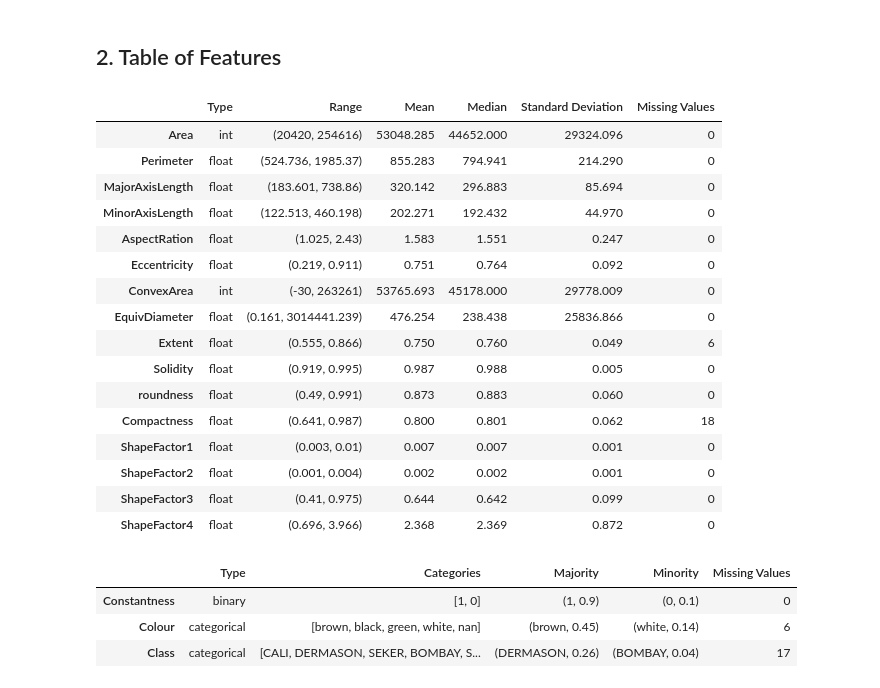
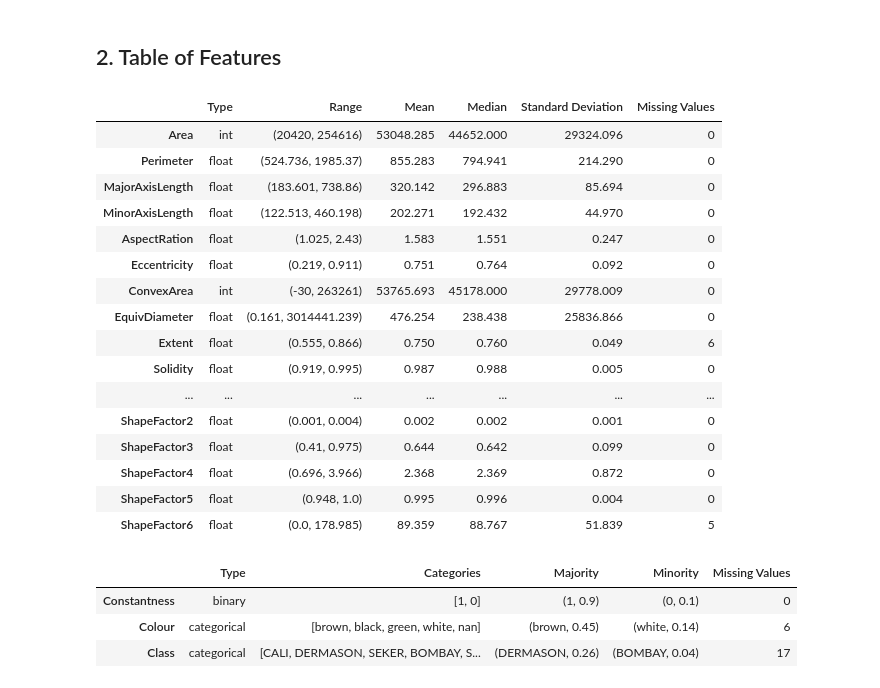
Before and after one commit to MaxiMillionare/ML-Assignment-1, a Jupyter notebook: assignment_1.ipynb, the cells around one changed output. Drawn from its saved outputs; the diff is of its cells as text; code cells hidden in the pictures.

```diff
--- a/assignment_1.ipynb
+++ b/assignment_1.ipynb
@@ -50,39 +52,41 @@ def calculate_characteristics(series):
 df_characteristics_numerical.loc['Area'] = ['int'] + list(calculate_characteristics(df['Area']).values())
 df_characteristics_numerical.loc['Perimeter'] = ['float'] + list(calculate_characteristics(df['Perimeter']).values())
 df_characteristics_numerical.loc['MajorAxisLength'] = ['float'] + list(calculate_characteristics(df['MajorAxisLength']).values())
 df_characteristics_numerical.loc['MinorAxisLength'] = ['float'] + list(calculate_characteristics(df['MinorAxisLength']).values())
 df_characteristics_numerical.loc['AspectRation'] = ['float'] + list(calculate_characteristics(df['AspectRation']).values())
 df_characteristics_numerical.loc['Eccentricity'] = ['float'] + list(calculate_characteristics(df['Eccentricity']).values())
 df_characteristics_numerical.loc['ConvexArea'] = ['int'] + list(calculate_characteristics(df['ConvexArea']).values())
 df_characteristics_numerical.loc['EquivDiameter'] = ['float'] + list(calculate_characteristics(df['EquivDiameter']).values())
 df_characteristics_numerical.loc['Extent'] = ['float'] + list(calculate_characteristics(df['Extent']).values())
 df_characteristics_numerical.loc['Solidity'] = ['float'] + list(calculate_characteristics(df['Solidity']).values())
 df_characteristics_numerical.loc['roundness'] = ['float'] + list(calculate_characteristics(df['roundness']).values())
 df_characteristics_numerical.loc['Compactness'] = ['float'] + list(calculate_characteristics(df['Compactness']).values())
 df_characteristics_numerical.loc['ShapeFactor1'] = ['float'] + list(calculate_characteristics(df['ShapeFactor1']).values())
 df_characteristics_numerical.loc['ShapeFactor2'] = ['float'] + list(calculate_characteristics(df['ShapeFactor2']).values())
 df_characteristics_numerical.loc['ShapeFactor3'] = ['float'] + list(calculate_characteristics(df['ShapeFactor3']).values())
 df_characteristics_numerical.loc['ShapeFactor4'] = ['float'] + list(calculate_characteristics(df['ShapeFactor4']).values())
+df_characteristics_numerical.loc['ShapeFactor5'] = ['float'] + list(calculate_characteristics(df['ShapeFactor5']).values())
+df_characteristics_numerical.loc['ShapeFactor6'] = ['float'] + list(calculate_characteristics(df['ShapeFactor6']).values())
 
 df_characteristics_numerical
 # %% [output]
 |  | Type | Range | Mean | Median | Standard Deviation | Missing Values |
 | Area | int | (20420, 254616) | 53048.285 | 44652.000 | 29324.096 | 0 |
 | Perimeter | float | (524.736, 1985.37) | 855.283 | 794.941 | 214.290 | 0 |
 | MajorAxisLength | float | (183.601, 738.86) | 320.142 | 296.883 | 85.694 | 0 |
 | MinorAxisLength | float | (122.513, 460.198) | 202.271 | 192.432 | 44.970 | 0 |
 | AspectRation | float | (1.025, 2.43) | 1.583 | 1.551 | 0.247 | 0 |
 | Eccentricity | float | (0.219, 0.911) | 0.751 | 0.764 | 0.092 | 0 |
 | ConvexArea | int | (-30, 263261) | 53765.693 | 45178.000 | 29778.009 | 0 |
 | EquivDiameter | float | (0.161, 3014441.239) | 476.254 | 238.438 | 25836.866 | 0 |
 | Extent | float | (0.555, 0.866) | 0.750 | 0.760 | 0.049 | 6 |
 | Solidity | float | (0.919, 0.995) | 0.987 | 0.988 | 0.005 | 0 |
-| roundness | float | (0.49, 0.991) | 0.873 | 0.883 | 0.060 | 0 |
-| Compactness | float | (0.641, 0.987) | 0.800 | 0.801 | 0.062 | 18 |
-| ShapeFactor1 | float | (0.003, 0.01) | 0.007 | 0.007 | 0.001 | 0 |
+| ... | ... | ... | ... | ... | ... | ... |
 | ShapeFactor2 | float | (0.001, 0.004) | 0.002 | 0.002 | 0.001 | 0 |
 | ShapeFactor3 | float | (0.41, 0.975) | 0.644 | 0.642 | 0.099 | 0 |
 | ShapeFactor4 | float | (0.696, 3.966) | 2.368 | 2.369 | 0.872 | 0 |
+| ShapeFactor5 | float | (0.948, 1.0) | 0.995 | 0.996 | 0.004 | 0 |
+| ShapeFactor6 | float | (0.0, 178.985) | 89.359 | 88.767 | 51.839 | 5 |
 # %%
 # Summary of categorical features
 df_characteristics_categorical = pd.DataFrame(columns=['Type', 'Categories', 'Majority', 'Minority', 'Missing Values'])
```
Also changed, not shown: parts of 58 cells of this notebook, 1 other file.
